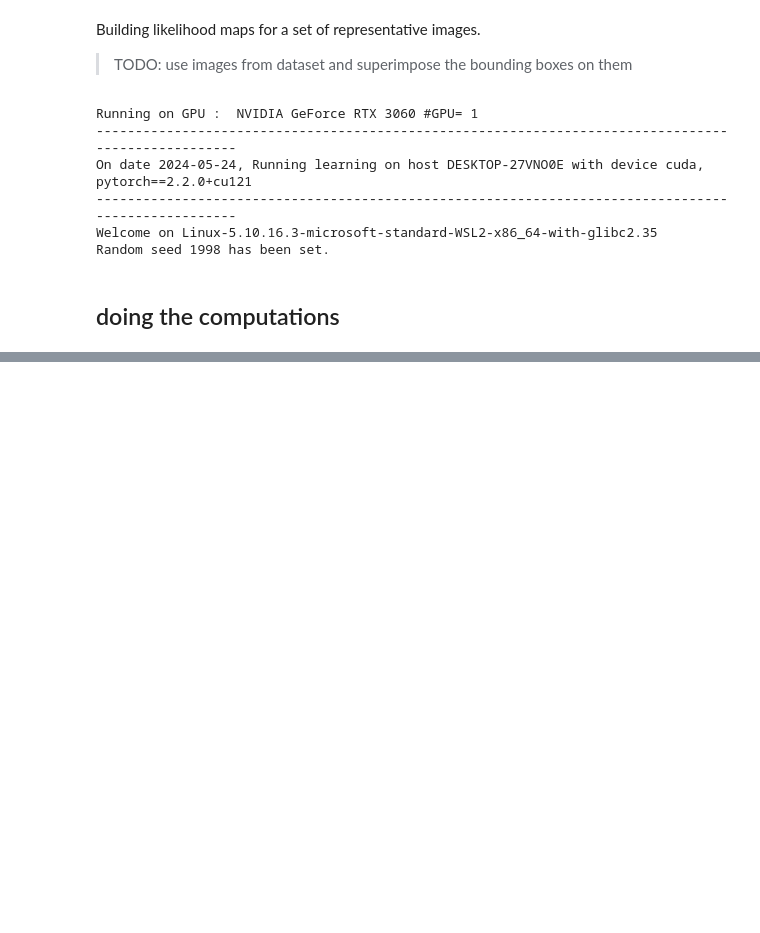
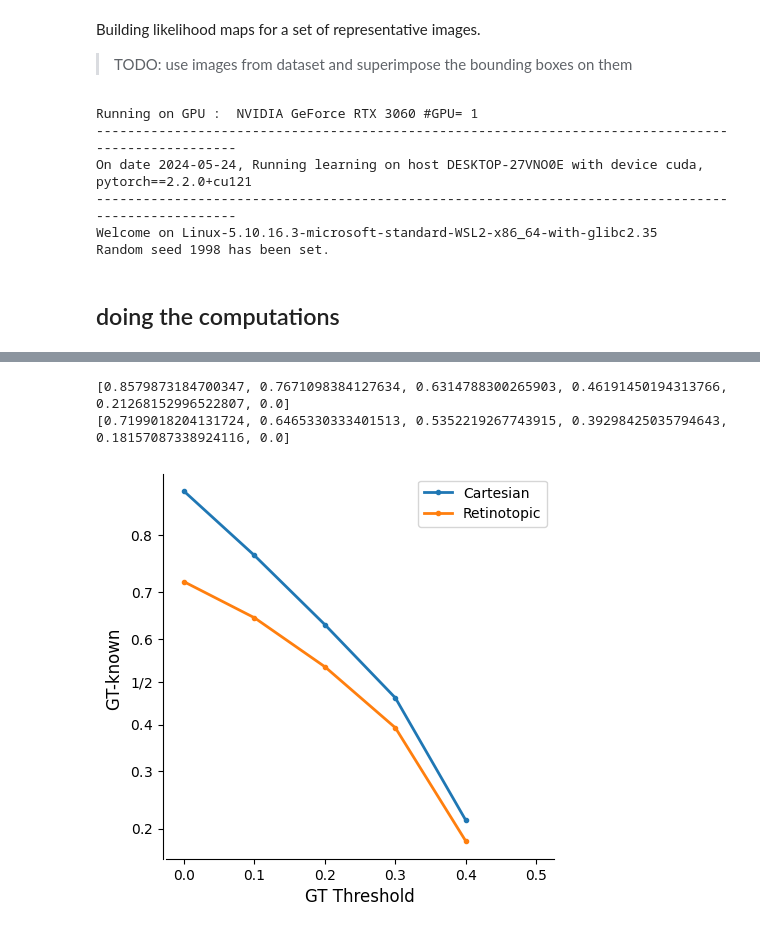
Before and after one commit to bicv/Retinotopy, a Jupyter notebook: 25_stats_of_likelihood_map.ipynb, the cells around one changed output, grey strips where cells are left out. Drawn from its saved outputs; the diff is of its cells as text; code cells hidden in the pictures; blank space fills up the shorter version.

```diff
--- a/25_stats_of_likelihood_map.ipynb
+++ b/25_stats_of_likelihood_map.ipynb
@@ -148,0 +281,27 @@ imshow(images[arg_max_prior].cpu())
+# %%
+GT = {}
+fig, ax = plt.subplots(1, 1, figsize=(5, 5))
+plt.tick_params(axis='both', which='major', labelsize=10)
+df, df_ret = get_pandas('full', 'resnet18')
+for df_, label in zip([df, df_ret], ['Cartesian', 'Retinotopic']):
+    GT[label] = []
+    for test_tresh in [0, 0.1, 0.2, 0.3, 0.4, 0.5]:
+        inpel = 0
+        for i, j in enumerate(df_['likelihood_in_max']):
+            if best_Iou[i] > test_tresh and df_['label'][i] == df_['pred_prior'][i]:
+                inpel += 1
+        GT[label].append(inpel/len(df_['likelihood_in_max']))
+
+    print(GT[label])
+    ax.plot(np.asarray([0, 0.1, 0.2, 0.3, 0.4, 0.5]), GT[label], lw=2, marker='.', label=label)
+    ax.set_xlabel(f"GT Threshold", size=12)
+    ax.set_ylabel(f"GT-known ", size=12)
+    ax.spines['left'].set_position(('axes', -0.01))
+    ax.set_yscale("logit", one_half="1/2", use_overline=True)
+    ax.grid(which='both')
+    ax.legend()
+    for side in ['top', 'right'] :ax.spines[side].set_visible(False)
+# %% [output]
+[0.8579873184700347, 0.7671098384127634, 0.6314788300265903, 0.46191450194313766, 0.21268152996522807, 0.0]
+[0.7199018204131724, 0.6465330333401513, 0.5352219267743915, 0.39298425035794643, 0.18157087338924116, 0.0]
+[figure, added]
```
Also changed, not shown: parts of 7 cells of this notebook.
